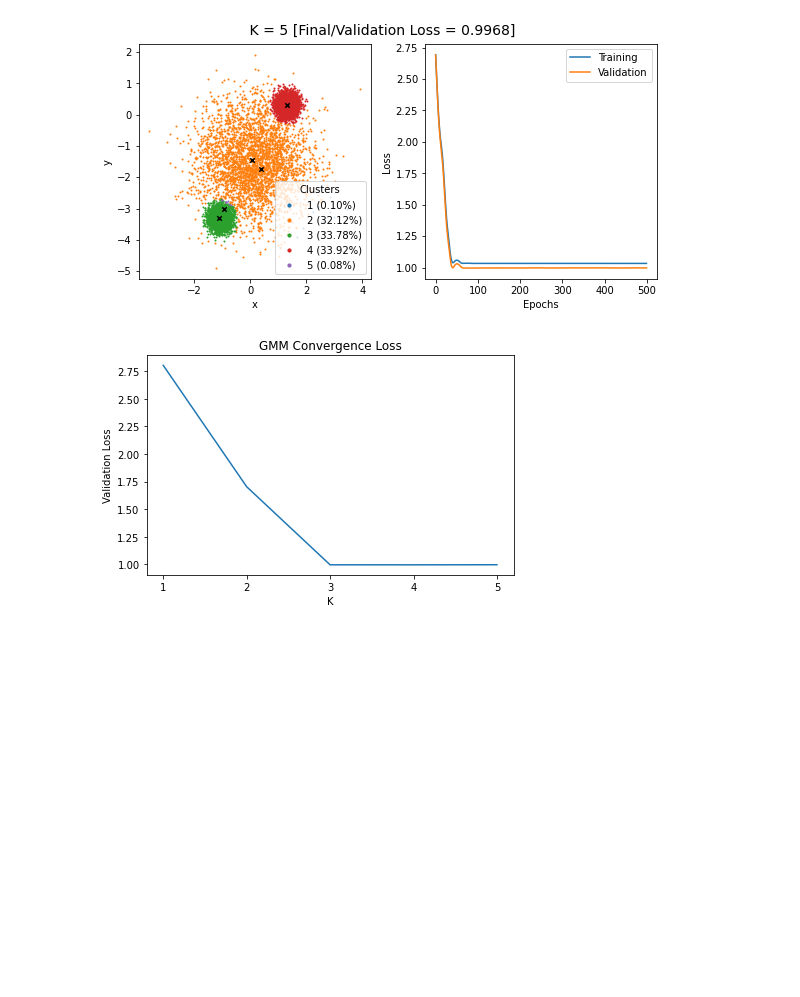
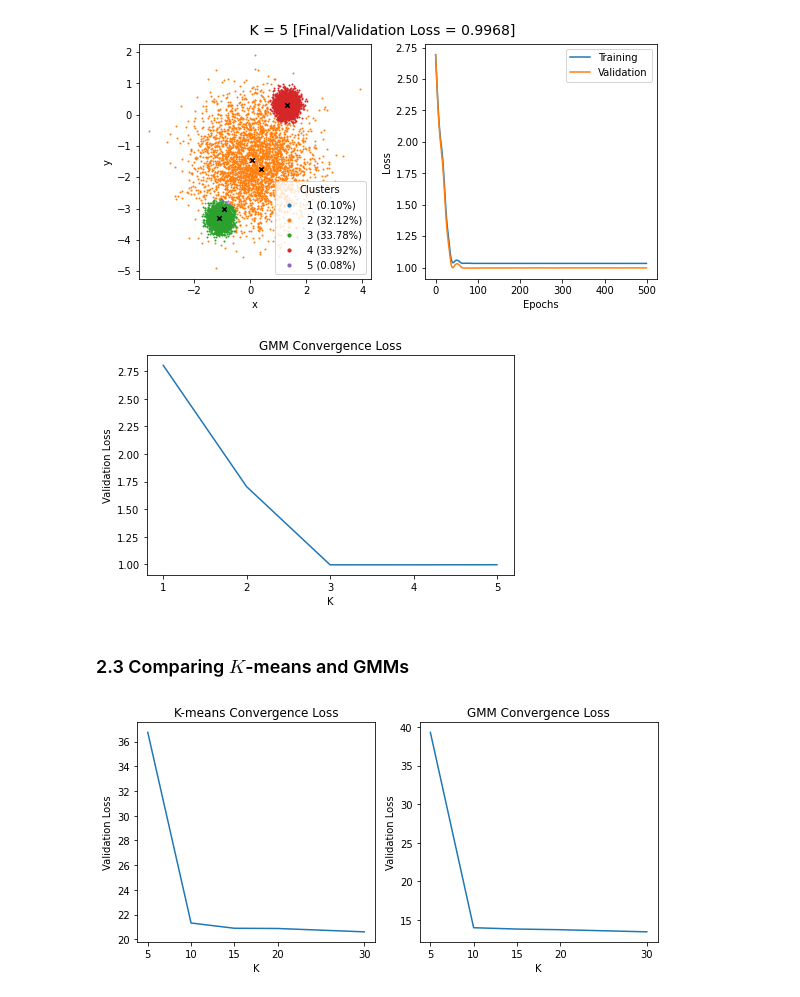
Before and after one commit to pranshumalik14/ece421-labs-hw, a Jupyter notebook: labs/lab3/lab3.ipynb, the cells around one changed output. Cells and saved outputs as stored; diff of their text form; code cells hidden in the pictures; blank space fills up the shorter version.

```diff
--- a/labs/lab3/lab3.ipynb
+++ b/labs/lab3/lab3.ipynb
@@ -90,7 +90,7 @@ def kmeans_tf2(Xs, K=1, epochs=500):
 
     # convert datasets to tensors
     for i in range(len(Xs)):
-        Xs[i] = tf2.convert_to_tensor(Xs[i])
+        Xs[i] = tf2.convert_to_tensor(Xs[i], dtype=tf2.float64)
 
     # initialize Mu (K,D) by sampling from the standard normal distribution
     Mu = tf2.Variable(initial_value=tf2.random.normal([K, Xs[0].shape[1]], dtype=tf2.float64))
@@ -267,16 +267,16 @@ def gmm_tf2(Xs, K=1, epochs=500, initial_mu="kmeans"):
 
     # convert datasets to tensors
     for i in range(len(Xs)):
-        Xs[i] = tf2.convert_to_tensor(Xs[i])
+        Xs[i] = tf2.convert_to_tensor(Xs[i], dtype=tf2.float64)
 
-    # initialize Mu (K,D) by K-means
+    # initialize Mu (K,D)
     if initial_mu == "kmeans":
         Mu,_ = kmeans_tf2(Xs, K=K)
         Mu   = tf2.Variable(initial_value=tf2.convert_to_tensor(Mu, dtype=tf2.float64))
     elif initial_mu == "mean":
         Mu = tf2.Variable(initial_value=tf2.random.normal([K, Xs[0].shape[1]],
-                                                          mean=Xs[0].mean(axis=0),
-                                                          stddev=Xs[0].std(axis=0),
+                                                          mean=tf2.math.reduce_mean(Xs[0], axis=0),
+                                                          stddev=tf2.math.reduce_std(Xs[0], axis=0),
                                                           dtype=tf2.float64))
 
     # initialize phi and psi
@@ -389,3 +389,41 @@ plt.ylabel("Validation Loss")
 plt.tight_layout()
 # %% [output]
 [figure]
+# %% [markdown]
+### 2.3 Comparing $K$-means and GMMs
+# %%
+_, kmeans_valid_100D_k_5_loss  = kmeans_tf2([X100D_train, X100D_valid], K=5)
+_, kmeans_valid_100D_k_10_loss = kmeans_tf2([X100D_train, X100D_valid], K=10)
+_, kmeans_valid_100D_k_15_loss = kmeans_tf2([X100D_train, X100D_valid], K=15)
+_, kmeans_valid_100D_k_20_loss = kmeans_tf2([X100D_train, X100D_valid], K=20)
+_, kmeans_valid_100D_k_30_loss = kmeans_tf2([X100D_train, X100D_valid], K=30)
+# %%
+_, _, _, gmm_valid_100D_k_5_loss  = gmm_tf2([X100D_train, X100D_valid], K=5)
+_, _, _, gmm_valid_100D_k_10_loss = gmm_tf2([X100D_train, X100D_valid], K=10)
+_, _, _, gmm_valid_100D_k_15_loss = gmm_tf2([X100D_train, X100D_valid], K=15)
+_, _, _, gmm_valid_100D_k_20_loss = gmm_tf2([X100D_train, X100D_valid], K=20)
+_, _, _, gmm_valid_100D_k_30_loss = gmm_tf2([X100D_train, X100D_valid], K=30)
+# %%
+# convergence losses for K-means on left and GMM on right
+f, ax = plt.subplots(1, 2, figsize=(8,4))
+ax[0].set_xticks([5, 10, 15, 20, 30])
+ax[0].plot([5, 10, 15, 20, 30],
+         [kmeans_valid_100D_k_5_loss.flatten()[-1], kmeans_valid_100D_k_10_loss.flatten()[-1],
+         kmeans_valid_100D_k_15_loss.flatten()[-1], kmeans_valid_100D_k_20_loss.flatten()[-1],
+         kmeans_valid_100D_k_30_loss.flatten()[-1]])
+ax[1].set_xticks([5, 10, 15, 20, 30])
+ax[1].plot([5, 10, 15, 20, 30],
+         [gmm_valid_100D_k_5_loss.flatten()[-1], gmm_valid_100D_k_10_loss.flatten()[-1],
+         gmm_valid_100D_k_15_loss.flatten()[-1], gmm_valid_100D_k_20_loss.flatten()[-1],
+         gmm_valid_100D_k_30_loss.flatten()[-1]])
+
+# add axes lables and title
+ax[0].set_title("K-means Convergence Loss")
+ax[0].set_xlabel("K")
+ax[0].set_ylabel("Validation Loss")
+ax[1].set_title("GMM Convergence Loss")
+ax[1].set_xlabel("K")
+ax[1].set_ylabel("Validation Loss")
+plt.tight_layout()
+# %% [output]
+[figure, added]
```
